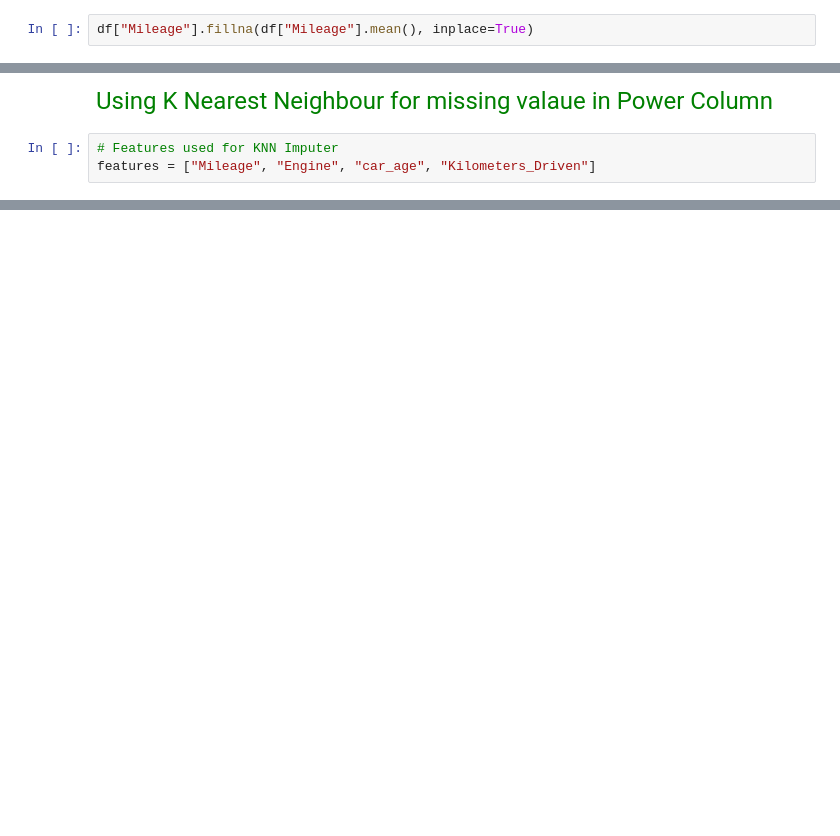
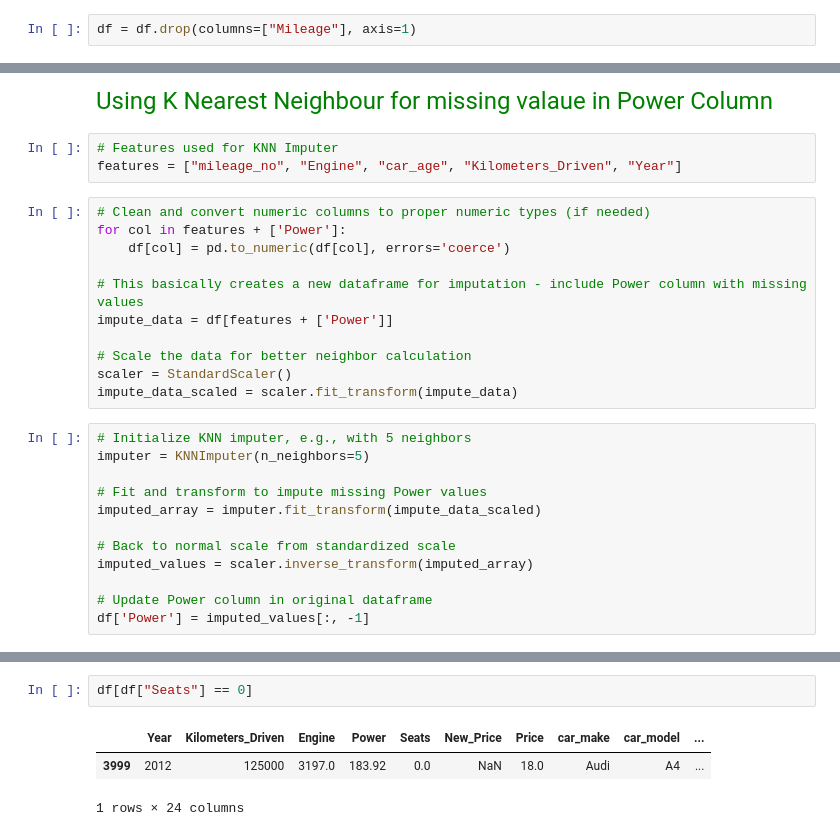
Before and after one commit to ashutosh-bhagat/Car-Resale-Price, a Jupyter notebook: app.ipynb, the cells around one changed output, grey strips where cells are left out. Drawn from its saved outputs; the diff is of its cells as text; blank space fills up the shorter version.

Commit message:
Till Seats

```diff
--- a/app.ipynb
+++ b/app.ipynb
@@ -343,2 +424,2 @@ df["Mileage"].isnull().sum()
 # %%
-df["Mileage"].fillna(df["Mileage"].mean(), inplace=True)
+df = df.drop(columns=["Mileage"], axis=1)
@@ -484,4 +559,27 @@ df["Power"].isnull().sum()
 <span style="display:block; font-size:1.5rem; color:green;">Using K Nearest Neighbour for missing valaue in Power Column</span>
 # %%
 # Features used for KNN Imputer
-features = ["Mileage", "Engine", "car_age", "Kilometers_Driven"]
+features = ["mileage_no", "Engine", "car_age", "Kilometers_Driven", "Year"]
+# %%
+# Clean and convert numeric columns to proper numeric types (if needed)
+for col in features + ['Power']:
+    df[col] = pd.to_numeric(df[col], errors='coerce')
+
+# This basically creates a new dataframe for imputation - include Power column with missing values
+impute_data = df[features + ['Power']]
+
+# Scale the data for better neighbor calculation
+scaler = StandardScaler()
+impute_data_scaled = scaler.fit_transform(impute_data)
+# %%
+# Initialize KNN imputer, e.g., with 5 neighbors
+imputer = KNNImputer(n_neighbors=5)
+
+# Fit and transform to impute missing Power values
+imputed_array = imputer.fit_transform(impute_data_scaled)
+
+# Back to normal scale from standardized scale
+imputed_values = scaler.inverse_transform(imputed_array)
+
+# Update Power column in original dataframe
+df['Power'] = imputed_values[:, -1]
@@ -487,0 +604,6 @@ features = ["Mileage", "Engine", "car_age", "Kilometers_Driven"]
+# %%
+df[df["Seats"] == 0]
+# %% [output]
+|  | Year | Kilometers_Driven | Engine | Power | Seats | New_Price | Price | car_make | car_model | ... |
+| 3999 | 2012 | 125000 | 3197.0 | 183.92 | 0.0 | NaN | 18.0 | Audi | A4 | ... |
+1 rows × 24 columns
```
Also changed, not shown: parts of 39 cells of this notebook.
